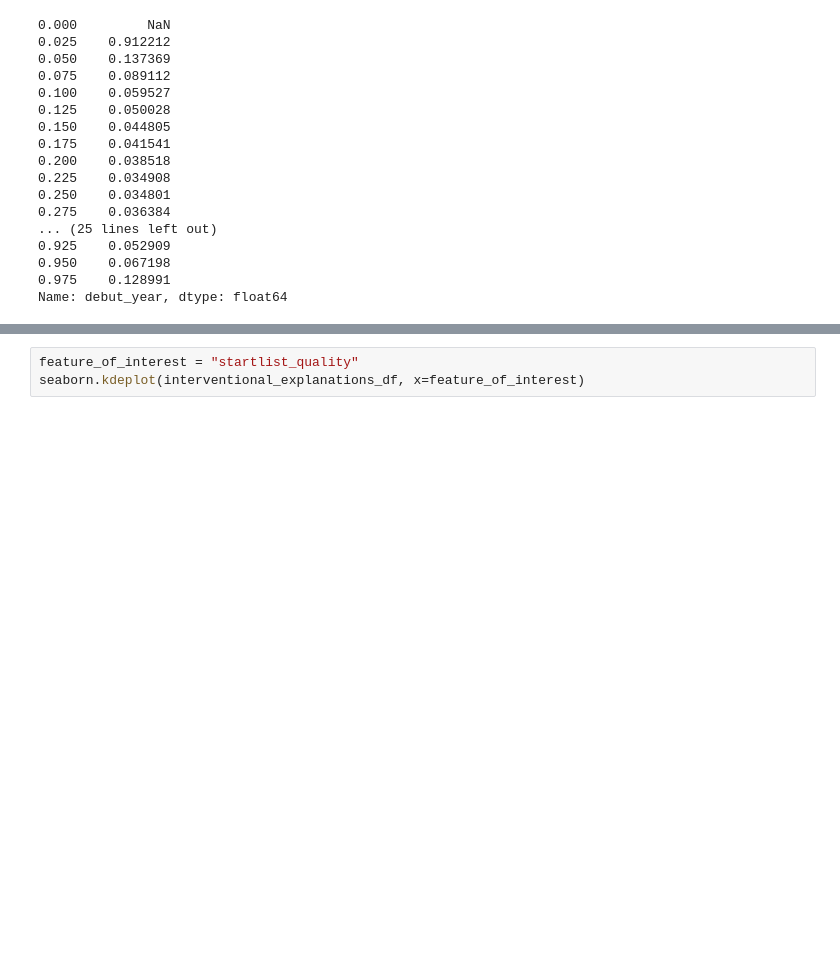
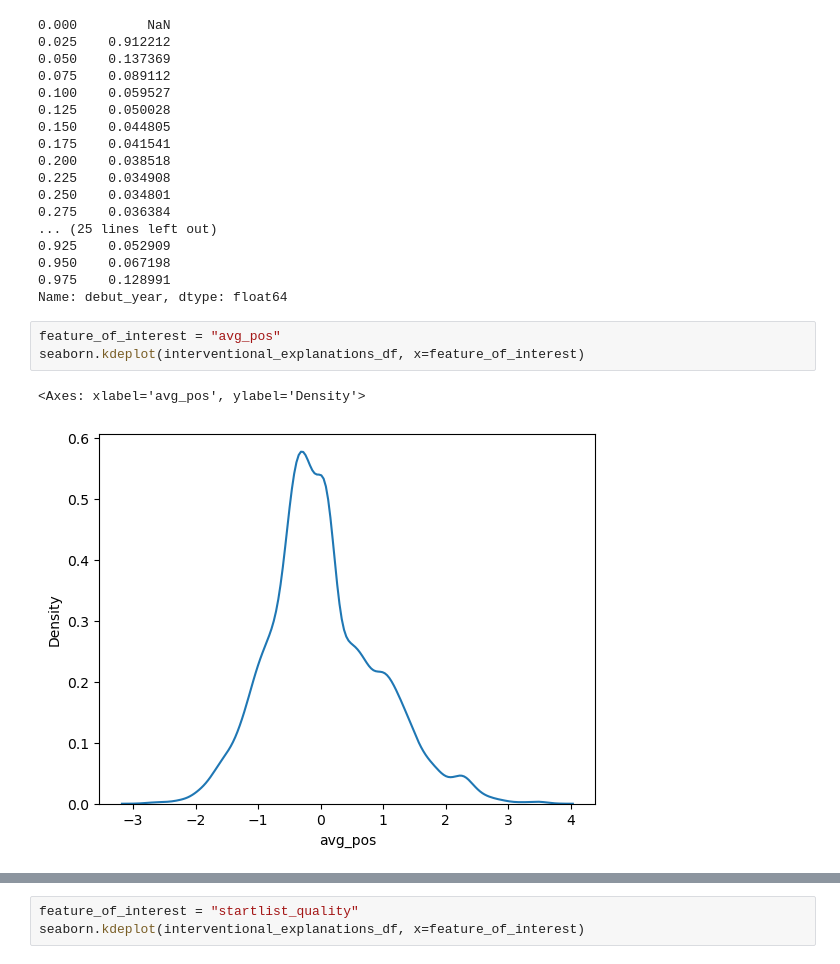
Before and after one commit to DadeOrsu/dm_project24_group_6, a Jupyter notebook: src/task5_xai/xgbc_explanation.ipynb, the cells around one changed output, grey strips where cells are left out. Cells and saved outputs as stored; diff of their text form; blank space fills up the shorter version.

Commit message:
Adjusted plots. TODO: adjust comments.

```diff
--- a/src/task5_xai/xgbc_explanation.ipynb
+++ b/src/task5_xai/xgbc_explanation.ipynb
@@ -296,3 +238,9 @@ quantiles.diff()  # pick differences in quantiles
 0.950    0.067198
 0.975    0.128991
 Name: debut_year, dtype: float64
+# %%
+feature_of_interest = "avg_pos"
+seaborn.kdeplot(interventional_explanations_df, x=feature_of_interest)
+# %% [output]
+<Axes: xlabel='avg_pos', ylabel='Density'>
+[figure, added]
```
Also changed, not shown: parts of 14 cells of this notebook.
